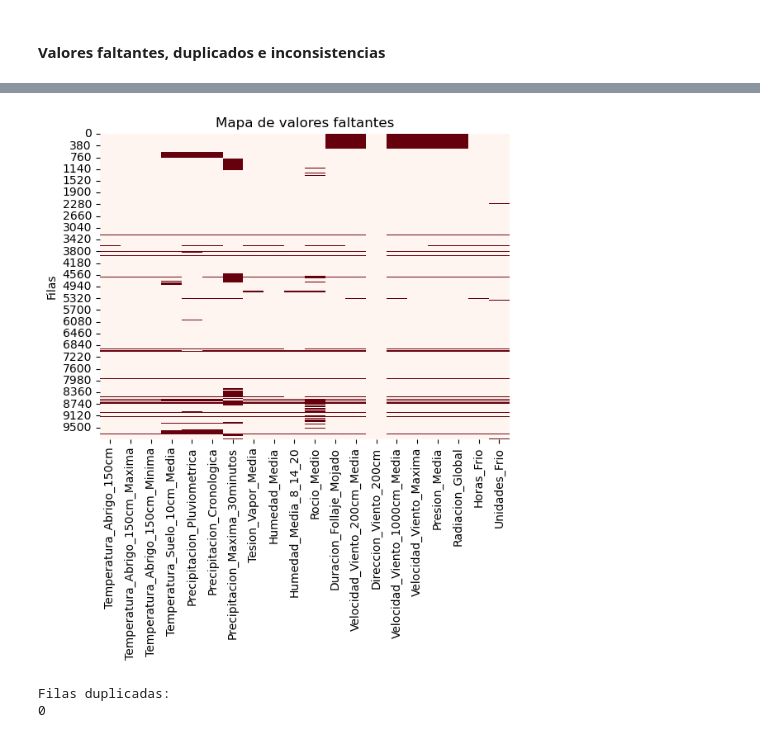
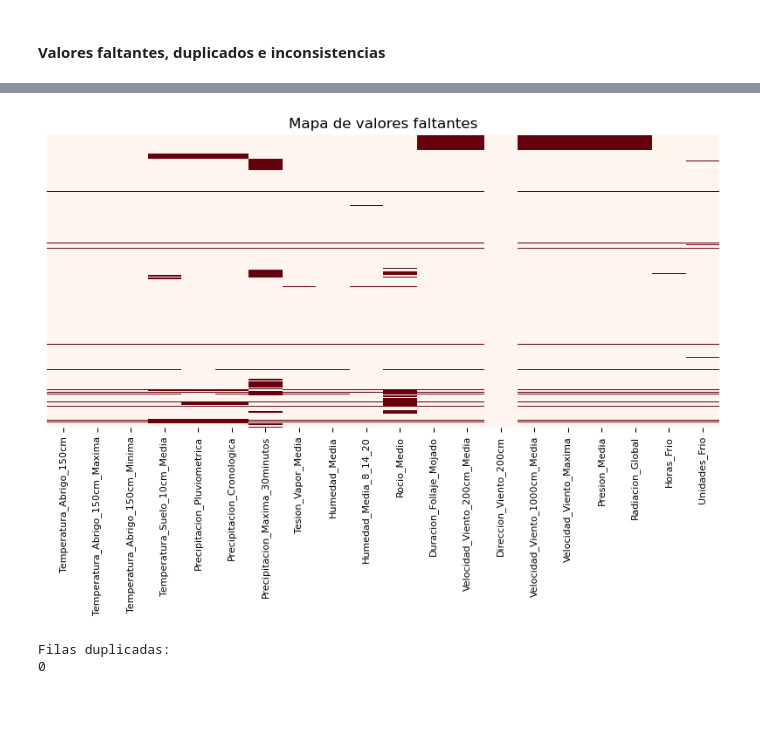
Before and after one commit to cejasmau/tp_aplicaciones, a Jupyter notebook: notebook.ipynb, the cells around one changed output, grey strips where cells are left out. Saved outputs shown, nothing was run; the diff lists cells and outputs as text; code cells hidden in the pictures; blank space fills up the shorter version.

```diff
--- a/notebook.ipynb
+++ b/notebook.ipynb
@@ -195,15 +195,23 @@ dtype: int64
 # %%
 # Visualización simple de patrón de faltantes
 
-sns.heatmap(df.drop(columns=['Fecha', 'Latitud', 'Longitud', 'Localidad']).isnull(), cbar=False, cmap='Reds')
+fig, ax = plt.subplots(figsize=(8, 6))
+sns.heatmap(
+    df.drop(columns = ['Fecha', 'Latitud', 'Longitud', 'Localidad']).isnull(),
+            cbar = False,
+            cmap = 'Reds')
 plt.title('Mapa de valores faltantes')
-plt.ylabel('Filas')
+plt.ylabel('')
+plt.yticks([])
+plt.xticks(fontsize = 8)
+plt.tight_layout()
 plt.show()
+
 
 # Hay muchas filas en las que se encuentran faltantes en todas las columnas menos la Dirección del viento.
 # Encontrar la forma de descartarlas
 # %% [output]
-[figure, old version]
+[figure, new version]
 # %%
 print("Filas duplicadas:")
 print(df.duplicated().sum())
```
Also changed, not shown: parts of 3 cells of this notebook.
